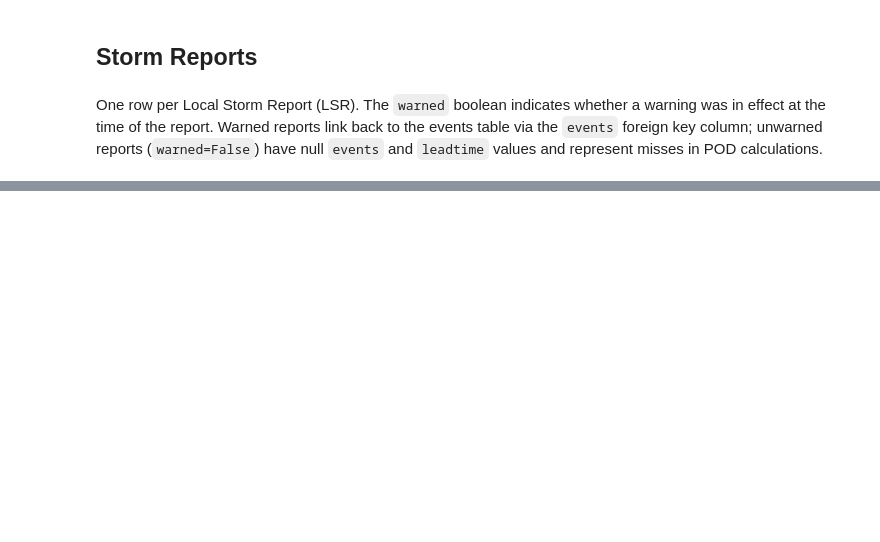
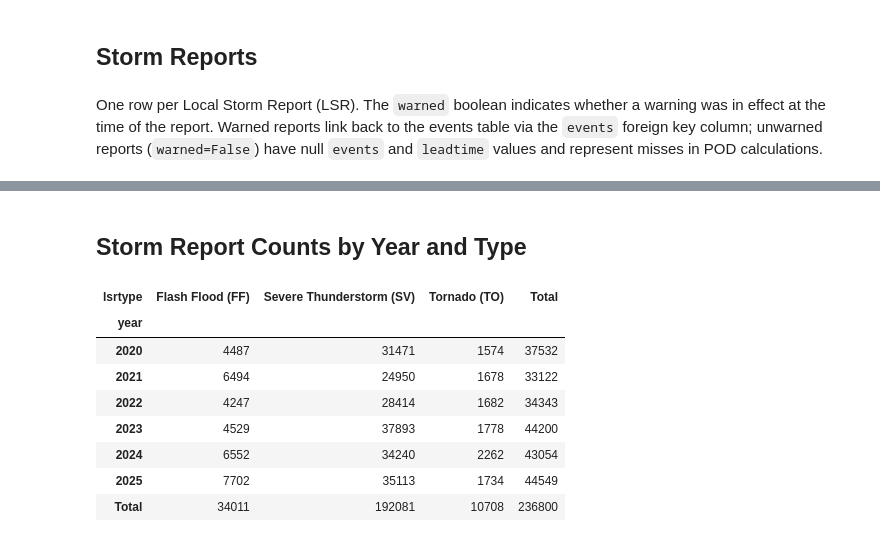
Before and after one commit to craig-rudman/MSDS692, a Jupyter notebook: notebooks/02_extraction.ipynb, the cells around one changed output, grey strips where cells are left out. Saved outputs shown, nothing was run; the diff lists cells and outputs as text; code cells hidden in the pictures; blank space fills up the shorter version.

```diff
--- a/notebooks/02_extraction.ipynb
+++ b/notebooks/02_extraction.ipynb
@@ -120,0 +161,23 @@ PosixPath('../data/extracted/stormreports.csv')
+# %% [markdown]
+## Storm Report Counts by Year and Type
+# %%
+counts = (
+    stormreports
+    .groupby(["year", "lsrtype"])
+    .size()
+    .unstack(fill_value=0)
+    .rename(columns={"FF": "Flash Flood (FF)", "SV": "Severe Thunderstorm (SV)", "TO": "Tornado (TO)"})
+)
+counts["Total"] = counts.sum(axis=1)
+counts.loc["Total"] = counts.sum()
+counts
+# %% [output]
+| lsrtype | Flash Flood (FF) | Severe Thunderstorm (SV) | Tornado (TO) | Total |
+| year |  |  |  |  |
+| 2020 | 4487 | 31471 | 1574 | 37532 |
+| 2021 | 6494 | 24950 | 1678 | 33122 |
+| 2022 | 4247 | 28414 | 1682 | 34343 |
+| 2023 | 4529 | 37893 | 1778 | 44200 |
+| 2024 | 6552 | 34240 | 2262 | 43054 |
+| 2025 | 7702 | 35113 | 1734 | 44549 |
+| Total | 34011 | 192081 | 10708 | 236800 |
```
Also changed, not shown: parts of 11 cells of this notebook, 9 other files.
